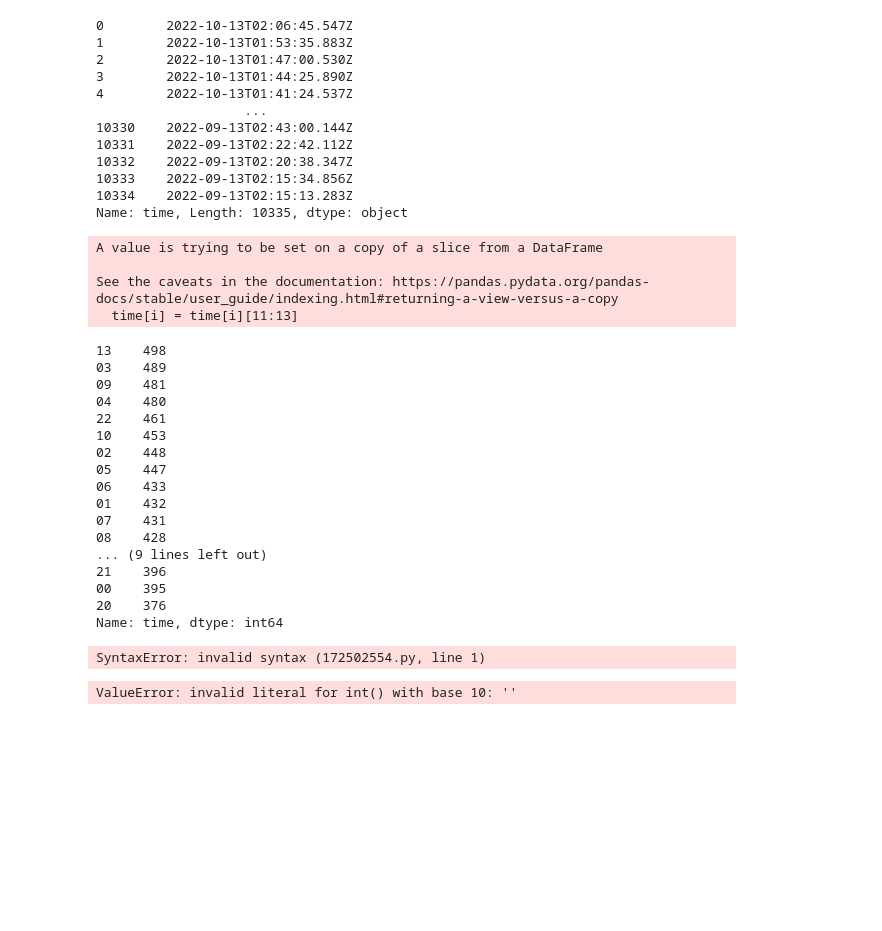
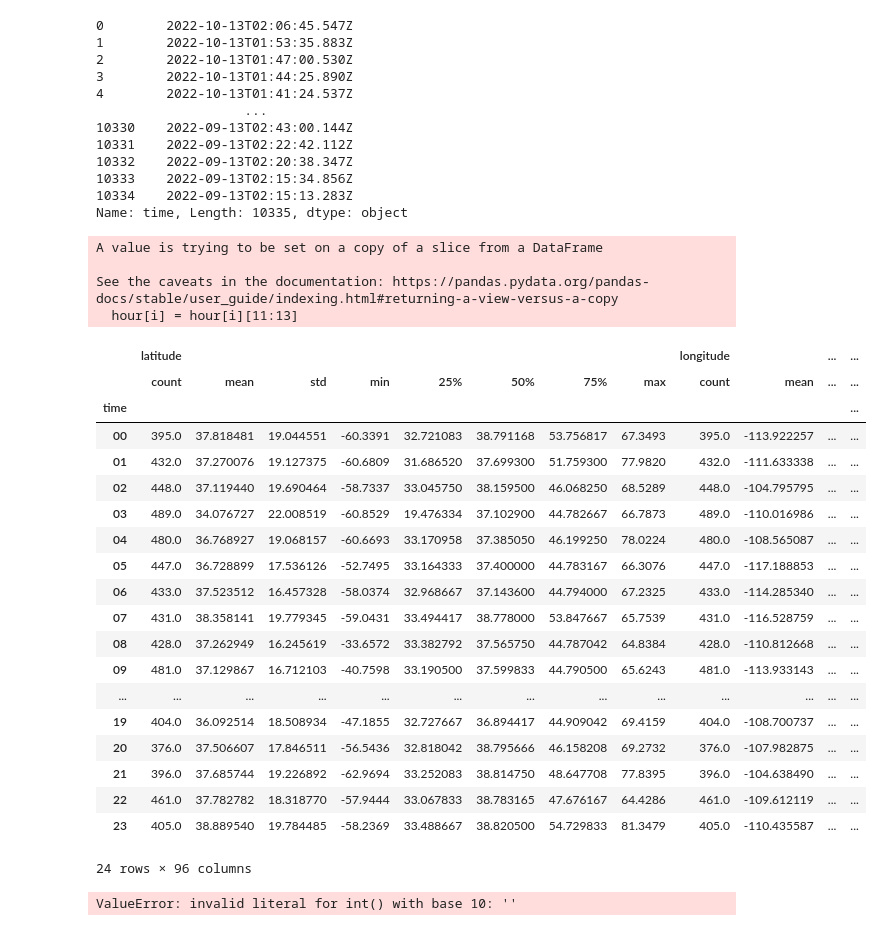
Before and after one commit to usuajiayako/DataScienceWeek3, a Jupyter notebook: data_visualisation_assignment.ipynb, the cells around one changed output. Cells and saved outputs as stored; diff of their text form; code cells hidden in the pictures; blank space fills up the shorter version.

Commit message:
sorting df by hour

```diff
--- a/data_visualisation_assignment.ipynb
+++ b/data_visualisation_assignment.ipynb
@@ -21,44 +21,38 @@ Name: time, Length: 10335, dtype: object
 # %%
 earthquake_df = pd.read_csv("all_month.csv")
 earthquake_df["time"]
 
-time = earthquake_df["time"]
+hour = earthquake_df["time"]
 
 for i in range(len(earthquake_df)):
-        time[i] = time[i][11:13]
+        hour[i] = hour[i][11:13]
 
-time_df = pd.DataFrame({"time": time})
-time_total_df = time_df['time'].value_counts()
-time_total_df
+earthquake_df.groupby(["time"]).describe()
 # %% [output]
 A value is trying to be set on a copy of a slice from a DataFrame
 
 See the caveats in the documentation: https://pandas.pydata.org/pandas-docs/stable/user_guide/indexing.html#returning-a-view-versus-a-copy
-  time[i] = time[i][11:13]
+  hour[i] = hour[i][11:13]
+|  | latitude |  |  |  |  |  |  |  | longitude |  | ... | ... |
+|  | count | mean | std | min | 25% | 50% | 75% | max | count | mean | ... | ... |
+| time |  |  |  |  |  |  |  |  |  |  |  | ... |
+| 00 | 395.0 | 37.818481 | 19.044551 | -60.3391 | 32.721083 | 38.791168 | 53.756817 | 67.3493 | 395.0 | -113.922257 | ... | ... |
+| 01 | 432.0 | 37.270076 | 19.127375 | -60.6809 | 31.686520 | 37.699300 | 51.759300 | 77.9820 | 432.0 | -111.633338 | ... | ... |
+| 02 | 448.0 | 37.119440 | 19.690464 | -58.7337 | 33.045750 | 38.159500 | 46.068250 | 68.5289 | 448.0 | -104.795795 | ... | ... |
+| 03 | 489.0 | 34.076727 | 22.008519 | -60.8529 | 19.476334 | 37.102900 | 44.782667 | 66.7873 | 489.0 | -110.016986 | ... | ... |
+| 04 | 480.0 | 36.768927 | 19.068157 | -60.6693 | 33.170958 | 37.385050 | 46.199250 | 78.0224 | 480.0 | -108.565087 | ... | ... |
+| 05 | 447.0 | 36.728899 | 17.536126 | -52.7495 | 33.164333 | 37.400000 | 44.783167 | 66.3076 | 447.0 | -117.188853 | ... | ... |
+| 06 | 433.0 | 37.523512 | 16.457328 | -58.0374 | 32.968667 | 37.143600 | 44.794000 | 67.2325 | 433.0 | -114.285340 | ... | ... |
+| 07 | 431.0 | 38.358141 | 19.779345 | -59.0431 | 33.494417 | 38.778000 | 53.847667 | 65.7539 | 431.0 | -116.528759 | ... | ... |
+| 08 | 428.0 | 37.262949 | 16.245619 | -33.6572 | 33.382792 | 37.565750 | 44.787042 | 64.8384 | 428.0 | -110.812668 | ... | ... |
+| 09 | 481.0 | 37.129867 | 16.712103 | -40.7598 | 33.190500 | 37.599833 | 44.790500 | 65.6243 | 481.0 | -113.933143 | ... | ... |
+| ... | ... | ... | ... | ... | ... | ... | ... | ... | ... | ... | ... | ... |
+| 19 | 404.0 | 36.092514 | 18.508934 | -47.1855 | 32.727667 | 36.894417 | 44.909042 | 69.4159 | 404.0 | -108.700737 | ... | ... |
+| 20 | 376.0 | 37.506607 | 17.846511 | -56.5436 | 32.818042 | 38.795666 | 46.158208 | 69.2732 | 376.0 | -107.982875 | ... | ... |
+| 21 | 396.0 | 37.685744 | 19.226892 | -62.9694 | 33.252083 | 38.814750 | 48.647708 | 77.8395 | 396.0 | -104.638490 | ... | ... |
+| 22 | 461.0 | 37.782782 | 18.318770 | -57.9444 | 33.067833 | 38.783165 | 47.676167 | 64.4286 | 461.0 | -109.612119 | ... | ... |
+| 23 | 405.0 | 38.889540 | 19.784485 | -58.2369 | 33.488667 | 38.820500 | 54.729833 | 81.3479 | 405.0 | -110.435587 | ... | ... |
-13    498
-03    489
-09    481
-04    480
-22    461
-10    453
-02    448
-05    447
-06    433
-01    432
-07    431
-08    428
-... (9 lines left out)
-21    396
-00    395
-20    376
-Name: time, dtype: int64
+24 rows × 96 columns
-# %%
-
-
-
-earthquake_df[`hey`] = pd.to_datetime(earthquake_df[`time`]).dt.time
-# %% [output]
-SyntaxError: invalid syntax (172502554.py, line 1)
 # %%
 # extracting nessecery part of time by python
 time_extraction = []
```
